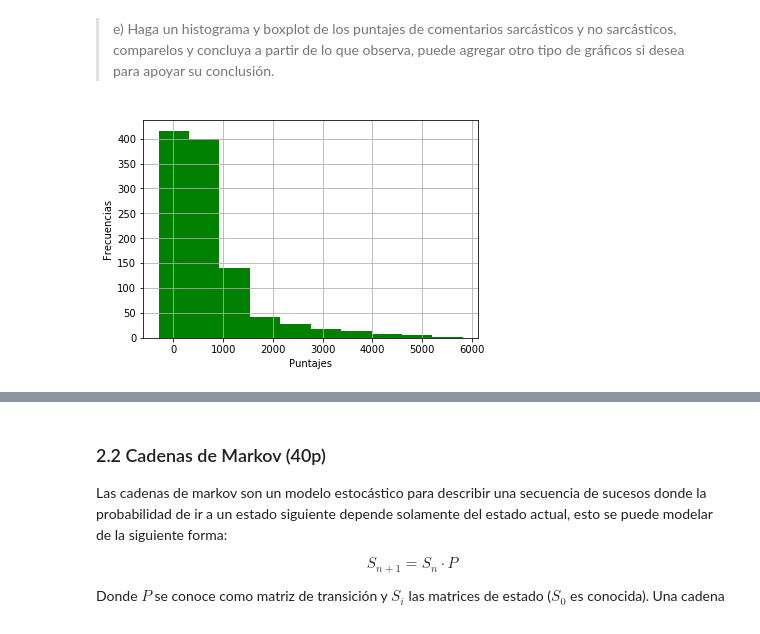
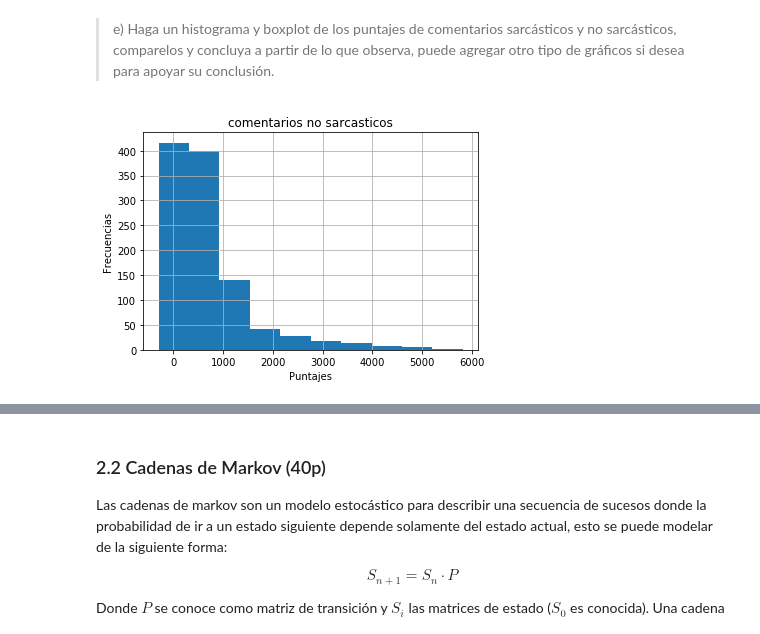
Before and after one commit to DankerMarthox/ESTACA, a Jupyter notebook: Laboratorio1/Laboratorio 1.ipynb, the cells around one changed output, grey strips where cells are left out. Saved outputs shown, nothing was run; the diff lists cells and outputs as text; code cells hidden in the pictures.

Commit message:
plots

```diff
--- a/Laboratorio1/Laboratorio 1.ipynb
+++ b/Laboratorio1/Laboratorio 1.ipynb
@@ -132,10 +132,11 @@ plt.show()
 # %%
 data2 = pd.DataFrame(dt.groupby(["score","label"])["label"].count().reset_index(name="count"))
 histoNot = pd.DataFrame(data2.loc[data2["label"] == 0])
 histoYes = pd.DataFrame(data2.loc[data2["label"] != 0])
-histoNot["score"].hist(label="Comentarios no sarcasticos",color="green")
+histoNot["score"].hist()
+plt.title("comentarios no sarcasticos")
 plt.xlabel("Puntajes")
 plt.ylabel("Frecuencias")
 plt.show()
 # %% [output]
-[figure, old version]
+[figure, new version]
```
Also changed, not shown: parts of 3 cells of this notebook.
